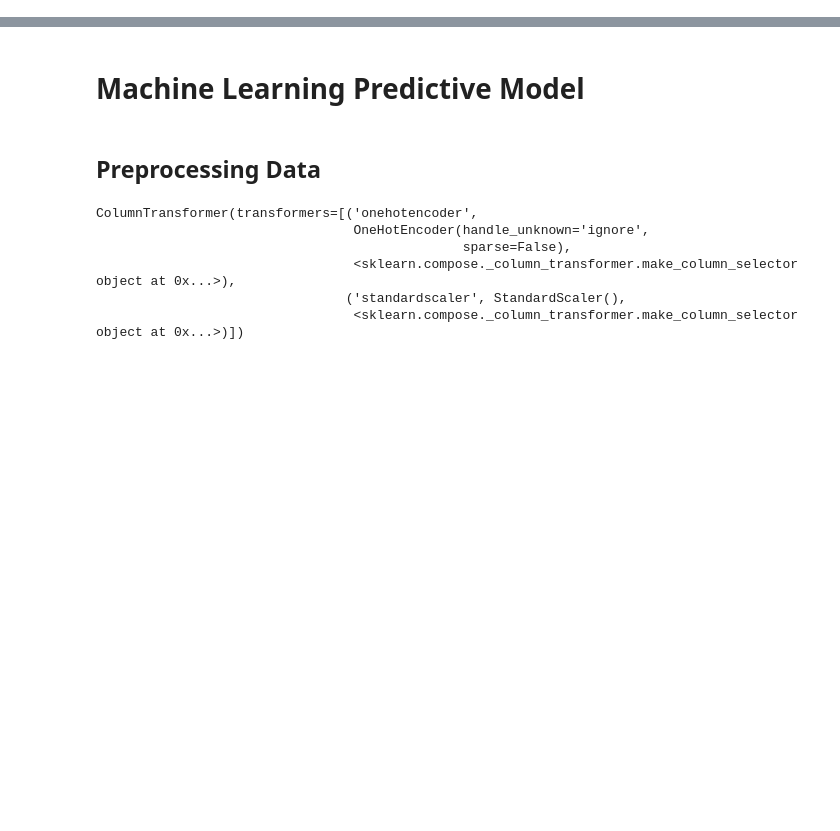
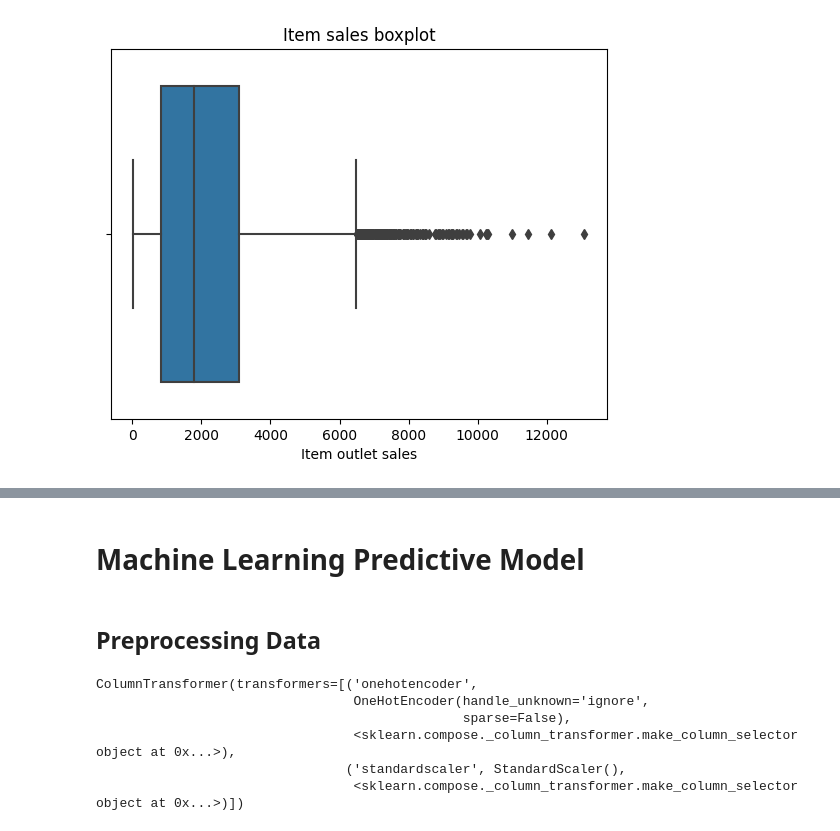
Before and after one commit to CameronBannick/Sales_Predictions, a Jupyter notebook: Sales_Prediction.ipynb, the cells around one changed output, grey strips where cells are left out. Cells and saved outputs as stored; diff of their text form; code cells hidden in the pictures; blank space fills up the shorter version.

Commit message:
12/12
Edited data validation and EDA

```diff
--- a/Sales_Prediction.ipynb
+++ b/Sales_Prediction.ipynb
@@ -189,13 +23,0 @@ item_sales_max
-# %%
-#creating histogram for Item_Outlet_Sales feature
-plt.style.use('seaborn')
-fig, ax = plt.subplots()
-ax.hist(df['Item_Outlet_Sales'])
-ax.set_title('Count of items by outlet sales')
-ax.set_xlabel('Item outlet sales ($)')
-ax.set_ylabel('Item count')
-ax.axvline(item_sales_mean, color='Black', linestyle='--', label=f"Mean Price= ${item_sales_mean}" )
-ax.axvline(item_sales_min, color='Brown', linestyle='--', label=f"Minimum Price= ${item_sales_min}")
-ax.axvline(item_sales_max, color='Green', linestyle='--', label=f"Maximum Prics =${item_sales_max}")
-ax.legend()
-fig.savefig('Count of items by outlet sales.jpg')
@@ -242,0 +65,5 @@ The last visual shows the average Item Outlet Sales by Item Type. It seems all t
+# %%
+#make all feature names lowercase
+df.columns = [x.lower() for x in df.columns]
+#inspect data
+df.info()
@@ -242,0 +112,6 @@ The last visual shows the average Item Outlet Sales by Item Type. It seems all t
+# %%
+#reverting redundant values for consistency
+df['item_fat_content'] = df['item_fat_content'].replace('LF', 'Low Fat')
+df['item_fat_content'] = df['item_fat_content'].replace('low fat', 'Low Fat')
+df['item_fat_content'] = df['item_fat_content'].replace('reg', 'Regular')
+df['item_fat_content'].value_counts()
@@ -242,0 +161,5 @@ The last visual shows the average Item Outlet Sales by Item Type. It seems all t
+# %%
+#convert year to datetime
+df['outlet_establishment_year'] = pd.to_datetime(df['outlet_establishment_year'], format='%Y')
+#call info
+df.info()
@@ -242,0 +234,11 @@ The last visual shows the average Item Outlet Sales by Item Type. It seems all t
+# %%
+#call boxplot
+g = sns.boxplot(x='item_outlet_sales', data=df)
+#call title
+g.set_title('Item sales boxplot')
+#call axis label
+plt.xlabel('Item outlet sales')
+#show plot
+plt.show()
+# %% [output]
+[figure, added]
```
Also changed, not shown: parts of 54 cells of this notebook.
